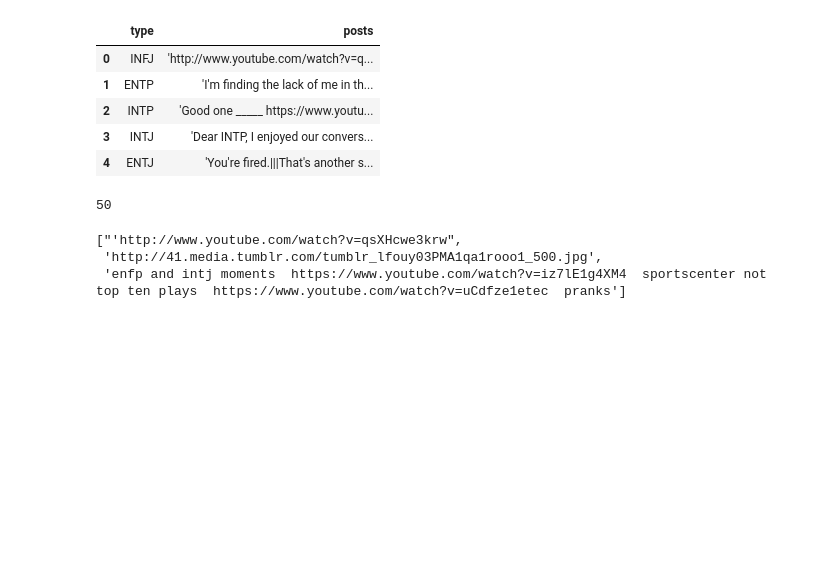
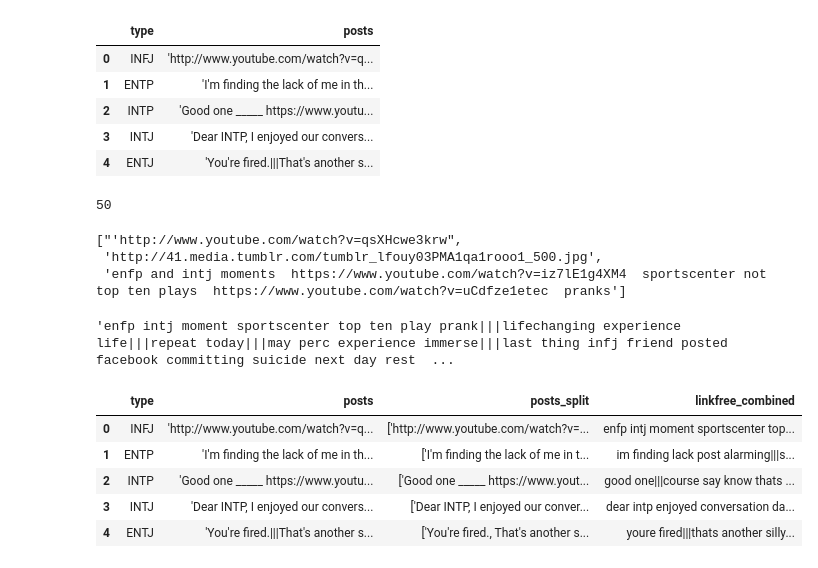
Before and after one commit to PCA2021/PCA, a Jupyter notebook: notebooks/data_clean.ipynb, the cells around one changed output. Cells and saved outputs as stored; diff of their text form; code cells hidden in the pictures; blank space fills up the shorter version.

```diff
--- a/notebooks/data_clean.ipynb
+++ b/notebooks/data_clean.ipynb
@@ -97,11 +100,17 @@ def remove_links(post_split):
 
     # returns a list of posts if they are not empty after removing the links
     return [' '.join(sentence) for sentence in return_list if sentence]
+# %%
+def combine_text(post_split_split):
+    #takes in a list of sentences where each sentence is a list of its words
+    #and returns the one string where each word is seperated by a space and each sentence separated by |||
+    return '|||'.join([' '.join(sentence) for sentence in post_split_split])
 # %%
-def preprocess(post, add_description=False):
+def preprocess(post_split, get_youtube=False, add_description=False):
     #replace youtube links with youtube title
     #return list of 50 posts
-    post_split = replace_youtube(post, add_description)
+    if get_youtube:
+        post_split = replace_youtube(post_split, add_description)
 
     #removes any 'words' that have http:// or https:// in them
     #returns a list of posts if they are not empty after removing the links
@@ -129,4 +138,24 @@ def preprocess(post, add_description=False):
 
     #lemmatize if not empty sentence
     lemmatizer = WordNetLemmatizer()
-    return [[lemmatizer.lemmatize(word) for word in sentence] for sentence in post_split if sentence]
+    post_split_split = [[lemmatizer.lemmatize(word) for word in sentence] for sentence in post_split if sentence]
+
+    #combine text into one string where each word is seperated by a space and each sentence separated by |||
+    return combine_text(post_split_split)
+# %%
+preprocess(data.posts.iloc[0].split('|||'))
+# %% [output]
+'enfp intj moment sportscenter top ten play prank|||lifechanging experience life|||repeat today|||may perc experience immerse|||last thing infj friend posted facebook committing suicide next day rest  ...
+# %%
+data['posts_split'] = data.posts.apply(split_post)
+# %%
+data['linkfree_combined'] = data.posts_split.apply(preprocess)
+# %%
+data.head()
+# %% [output]
+|  | type | posts | posts_split | linkfree_combined |
+| 0 | INFJ | 'http://www.youtube.com/watch?v=q... | ['http://www.youtube.com/watch?v=... | enfp intj moment sportscenter top... |
+| 1 | ENTP | 'I'm finding the lack of me in th... | ['I'm finding the lack of me in t... | im finding lack post alarming|||s... |
+| 2 | INTP | 'Good one _____ https://www.youtu... | ['Good one _____ https://www.yout... | good one|||course say know thats ... |
+| 3 | INTJ | 'Dear INTP, I enjoyed our convers... | ['Dear INTP, I enjoyed our conver... | dear intp enjoyed conversation da... |
+| 4 | ENTJ | 'You're fired.|||That's another s... | ['You're fired., That's another s... | youre fired|||thats another silly... |
```
Also changed, not shown: parts of 7 cells of this notebook, 1 other file.
